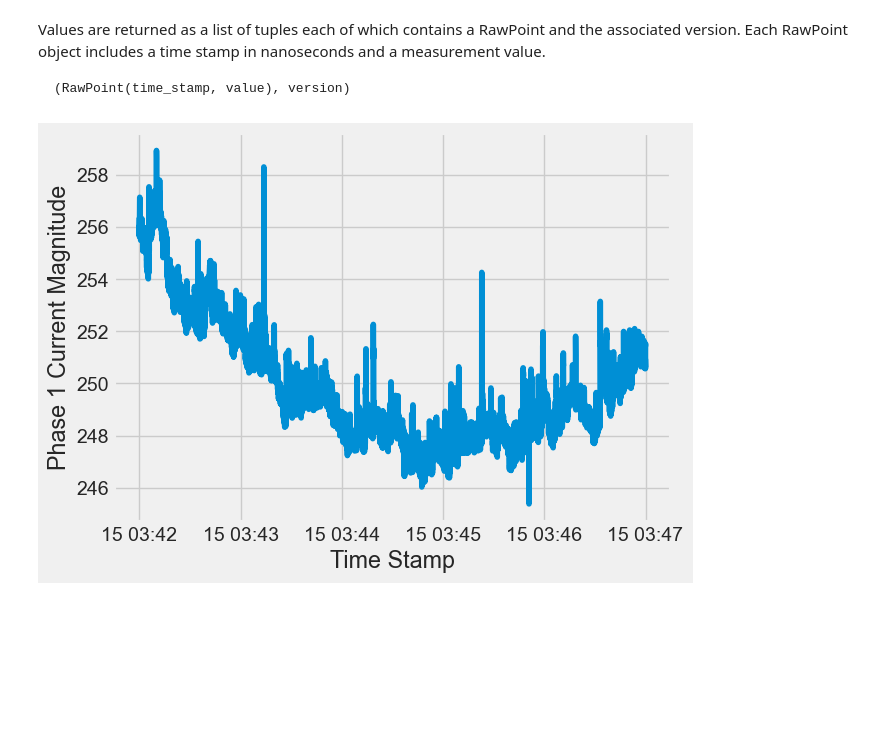
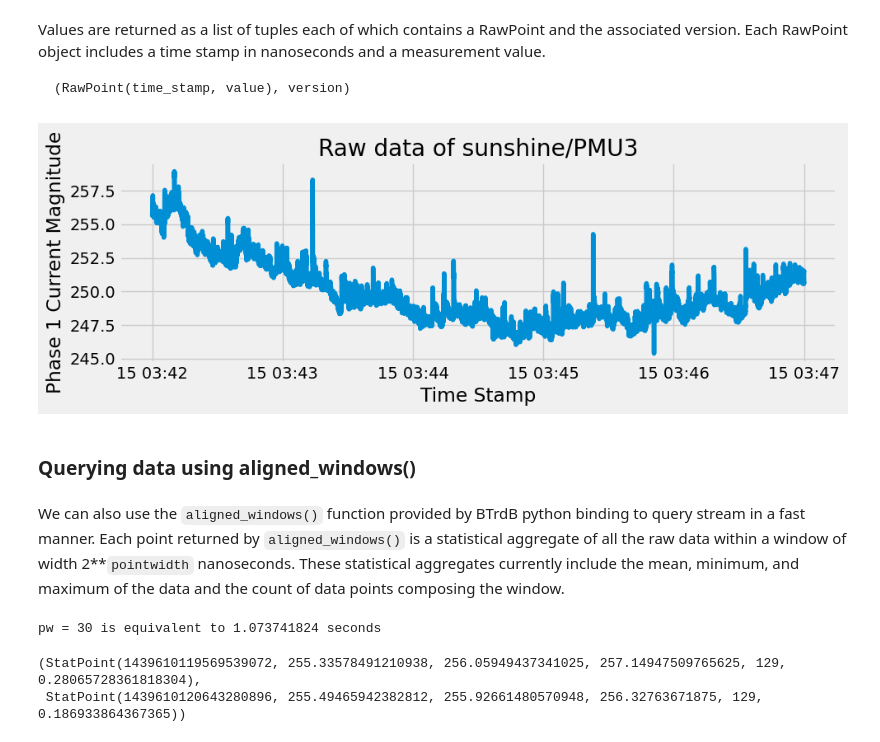
Before and after one commit to PingThingsIO/ni4ai-notebooks, a Jupyter notebook: analytics/Exploring Sunshine Data.ipynb, the cells around one changed output. Saved outputs shown, nothing was run; the diff lists cells and outputs as text; code cells hidden in the pictures; blank space fills up the shorter version.

Commit message:
added aligned_windows and windows intro to sunshine exploration notebook and fixed bugs in PV+spectrogram, and removed commented codes + added missing imports in utils.py

```diff
--- a/analytics/Exploring Sunshine Data.ipynb
+++ b/analytics/Exploring Sunshine Data.ipynb
@@ -89,9 +93,24 @@ dtimes = [ns_to_datetime(t) for t in times]
 series = pd.Series(values, index=dtimes)
 # %%
 # Graph time series measurements
+plt.figure(figsize=(10,3))
 plt.plot(series)
 plt.xlabel('Time Stamp')
 plt.ylabel('Phase 1 Current Magnitude')
+plt.title(f'Raw data of {s.collection}')
 plt.show()
 # %% [output]
-[figure, old version]
+[figure, new version]
+# %% [markdown]
+### Querying data using aligned_windows()
+# %% [markdown]
+We can also use the `aligned_windows()` function provided by BTrdB python binding to query stream in a fast manner. Each point returned by `aligned_windows()` is a statistical aggregate of all the raw data within a window of width 2**`pointwidth` nanoseconds. These statistical aggregates currently include the mean, minimum, and maximum of the data and the count of data points composing the window.
+# %%
+pw=30
+print(f'pw = {pw} is equivalent to {pointwidth(pw).seconds} seconds')
+statpoints, _ = zip(*s.aligned_windows(start, end, pw))
+statpoints[:2]
+# %% [output]
+pw = 30 is equivalent to 1.073741824 seconds
+(StatPoint(1439610119569539072, 255.33578491210938, 256.05949437341025, 257.14947509765625, 129, 0.28065728361818304),
+ StatPoint(1439610120643280896, 255.49465942382812, 255.92661480570948, 256.32763671875, 129, 0.186933864367365))
```
Also changed, not shown: parts of 10 cells of this notebook, 1 other file.
